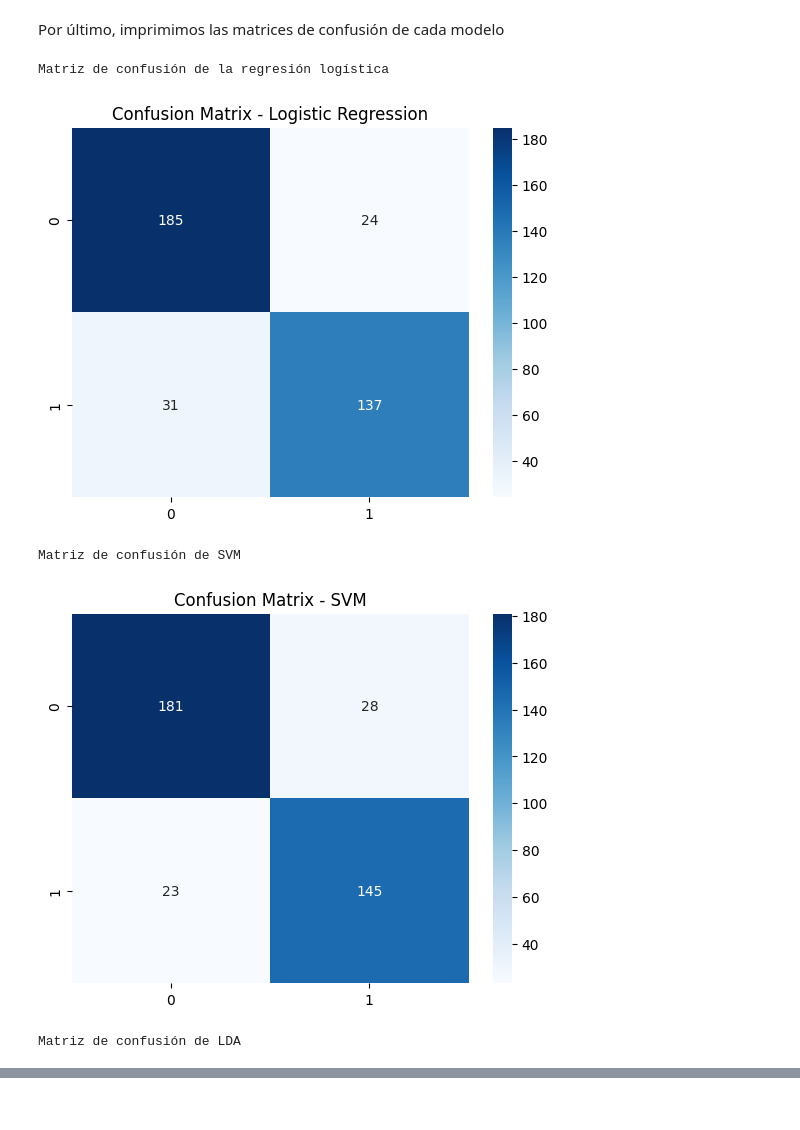
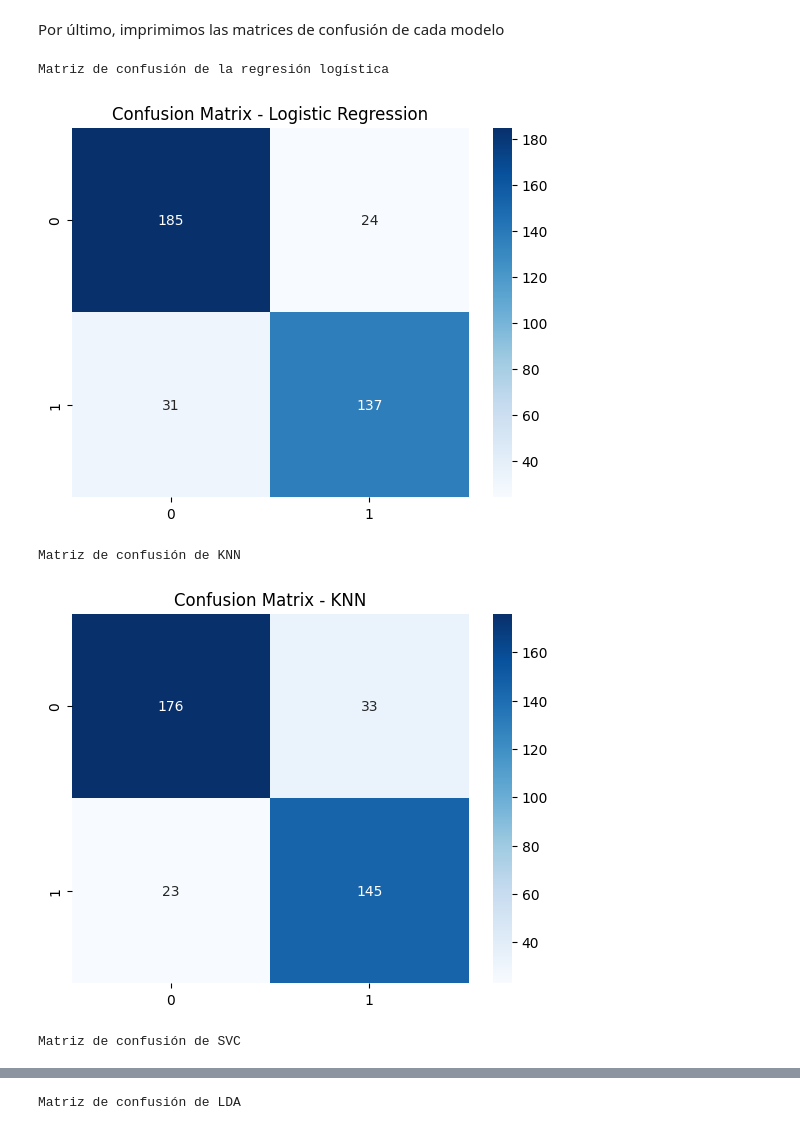
Before and after one commit to Crownyny/Drug_Consumption_Analysis, a Jupyter notebook: Data Analysis.ipynb, the cells around one changed output, grey strips where cells are left out. Drawn from its saved outputs; the diff is of its cells as text; code cells hidden in the pictures.

Commit message:
Comparison between all the models done

```diff
--- a/Data Analysis.ipynb
+++ b/Data Analysis.ipynb
@@ -435,7 +460,7 @@ Removing variable: Escore with p-value: 0.059343853396323115
 # %% [markdown]
 Hallamos las mejores metricas para este modelo
 # %%
-best_random_state, best_accuracy, best_precision, best_recall, best_f1 = find_best_metrics(3, X_reduc, y)
+best_random_state, best_accuracy, best_precision, best_recall, best_f1 = find_best_metrics(3, X_reduc, y,0)
 print(f"Mejor random state: {best_random_state}")
 print(f"Mejor accuracy: {best_accuracy}")
 print(f"Mejor precision: {best_precision}")
@@ -452,27 +477,26 @@ Mejor f1-score: 0.8648943861703804
 
 Ahora, creamos un modelo con el random state obtenido y extraemos sus metricas
 # %%
-X_train_svm, X_test_svm, y_train_svm, y_test_svm = train_test_split(X_reduc, y, test_size=0.2, random_state=best_random_state)
+X_train_svc, X_test_svc, y_train_svc, y_test_svc = train_test_split(X_reduc, y, test_size=0.2, random_state=best_random_state)
 # Crear el modelo de regresión logística
 model = SVC(kernel='linear', C=1)
 
 # Entrenar el modelo
-model.fit(X_train_svm, y_train_svm)
-
+model.fit(X_train_svc, y_train_svc)
 # Hacer predicciones
-y_pred_svm = model.predict(X_test_svm)
+y_pred_svc = model.predict(X_test_svc)
 
 # Obtener las métricas como diccionario
-report = classification_report(y_test_svm,y_pred_svm,output_dict=True)
+report = classification_report(y_test_svc,y_pred_svc,output_dict=True)
 
-a3 = accuracy_score(y_test_svm, y_pred_svm)
+a3 = accuracy_score(y_test_svc, y_pred_svc)
 # %% [markdown]
 
 Por último mostramos la matriz de confusión.
 # %%
 from sklearn.metrics import confusion_matrix
-matrix_confusion_SVM = confusion_matrix(y_test_svm, y_pred_svm)
-print(matrix_confusion_SVM)
+matrix_confusion_SVC = confusion_matrix(y_test_svc, y_pred_svc)
+print(matrix_confusion_SVC)
 # %% [output]
 [[181  28]
  [ 23 145]]
@@ -482,7 +506,7 @@ print(matrix_confusion_SVM)
 Hallamos las mejores metricas para este modelo
 # %%
 X_reduc = clean_dataset(X, y)
-best_random_state, best_accuracy, best_precision, best_recall, best_f1 = find_best_metrics(4, X_reduc, y)
+best_random_state, best_accuracy, best_precision, best_recall, best_f1 = find_best_metrics(4, X_reduc, y,0)
 print(f"Mejor random state: {best_random_state}")
 print(f"Mejor accuracy: {best_accuracy}")
 print(f"Mejor precision: {best_precision}")
@@ -547,30 +571,37 @@ Por último, imprimimos las matrices de confusión de cada modelo
 # %%
 import matplotlib.pyplot as plt
 import seaborn as sns
 
 # Logistic Regression Confusion Matrix
 print("Matriz de confusión de la regresión logística")
 plt.figure()
 sns.heatmap(matrix_confusion_linear_regression, annot=True, fmt='d', cmap='Blues')
 plt.title("Confusion Matrix - Logistic Regression")
 plt.show()
 
-# SVM Confusion Matrix
-print("Matriz de confusión de SVM")
+# KNN Confusion Matrix
+print("Matriz de confusión de KNN")
 plt.figure()
-sns.heatmap(matrix_confusion_SVM, annot=True, fmt='d', cmap='Blues')
+sns.heatmap(matrix_confusion_knn, annot=True, fmt='d', cmap='Blues')
+plt.title("Confusion Matrix - KNN")
+plt.show()
+
+# SVC Confusion Matrix
+print("Matriz de confusión de SVC")
+plt.figure()
+sns.heatmap(matrix_confusion_SVC, annot=True, fmt='d', cmap='Blues')
 plt.title("Confusion Matrix - SVM")
 plt.show()
 
 # LDA Confusion Matrix
 print("Matriz de confusión de LDA")
 plt.figure()
 sns.heatmap(matrix_confusion_linear_discriminant, annot=True, fmt='d', cmap='Blues')
 plt.title("Confusion Matrix - LDA")
 plt.show()
 # %% [output]
 Matriz de confusión de la regresión logística
 [figure]
-Matriz de confusión de SVM
+Matriz de confusión de KNN
-[figure, old version]
+[figure, new version]
-Matriz de confusión de LDA
+Matriz de confusión de SVC
@@ -577,0 +609 @@ Matriz de confusión de LDA
+Matriz de confusión de LDA
```
Also changed, not shown: parts of 18 cells of this notebook.
